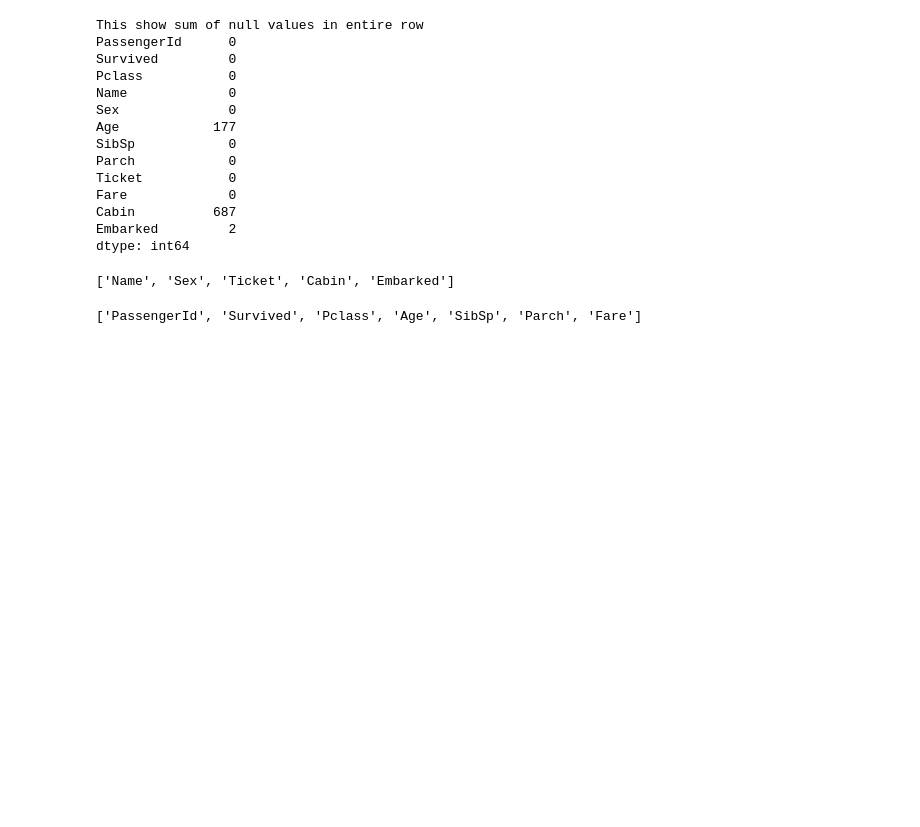
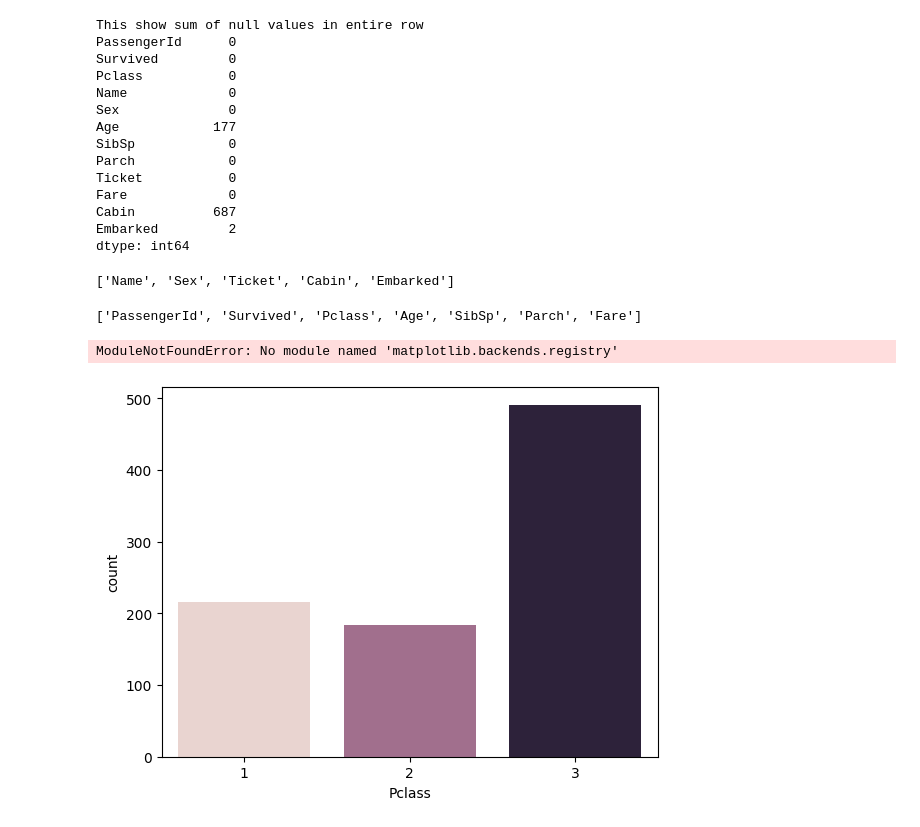
Before and after one commit to SonuDJ55/EDAof-Varity-DATA, a Jupyter notebook: Ttianic_EDA.ipynb, the cells around one changed output. Saved outputs shown, nothing was run; the diff lists cells and outputs as text; code cells hidden in the pictures; blank space fills up the shorter version.

```diff
--- a/Ttianic_EDA.ipynb
+++ b/Ttianic_EDA.ipynb
@@ -186,3 +186,18 @@ num_feature = [column for column in titanic.columns if titanic[column].dtype!="O
 num_feature
 # %% [output]
 ['PassengerId', 'Survived', 'Pclass', 'Age', 'SibSp', 'Parch', 'Fare']
+# %%
+#Univarient Analysis for catagorical data
+
+import matplotlib.pyplot as plt
+import seaborn as sns
+
+#For catagorical data we use 1)Count Plot 2) Pie chart
+sns.countplot(x="Sex",hue="Sex",data= titanic,legend=False)
+# %% [output]
+ModuleNotFoundError: No module named 'matplotlib.backends.registry'
+# %%
+sns.countplot(x="Pclass", hue="Pclass", data=titanic, legend=False)
+plt.show()
+# %% [output]
+[figure, added]
```
Also changed, not shown: parts of 23 cells of this notebook, 2 other files.
